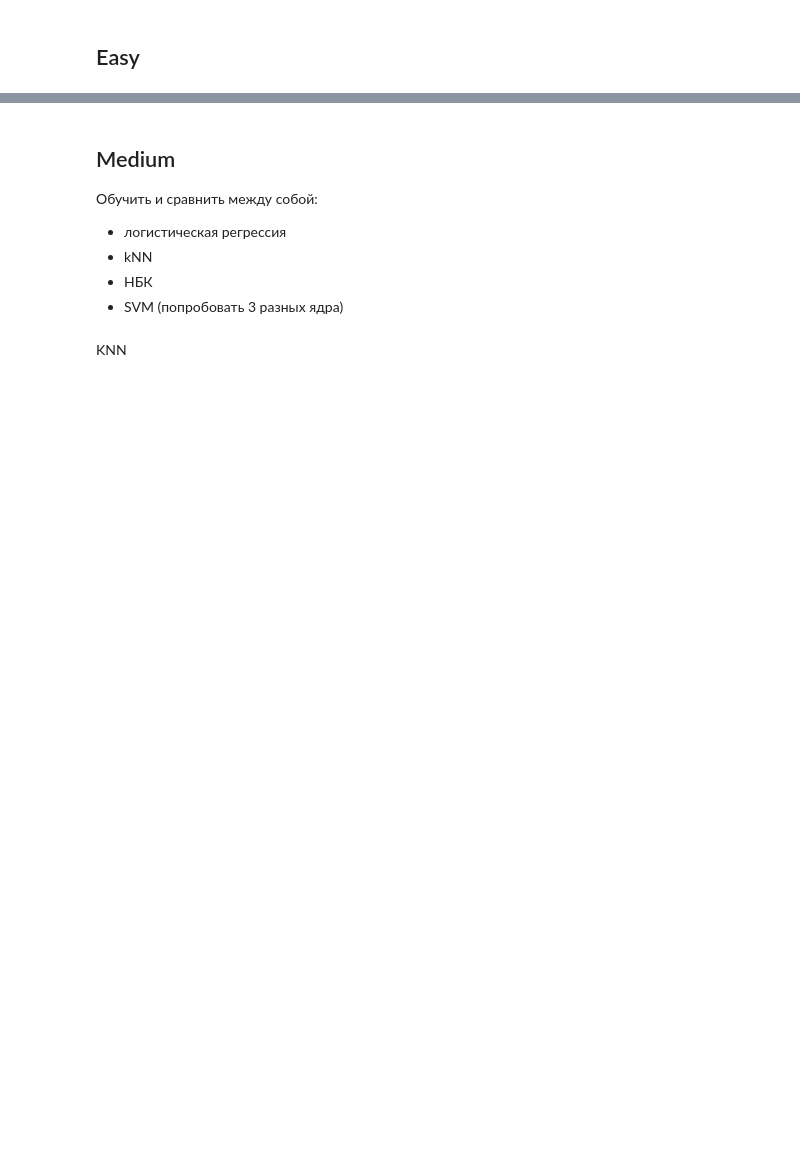
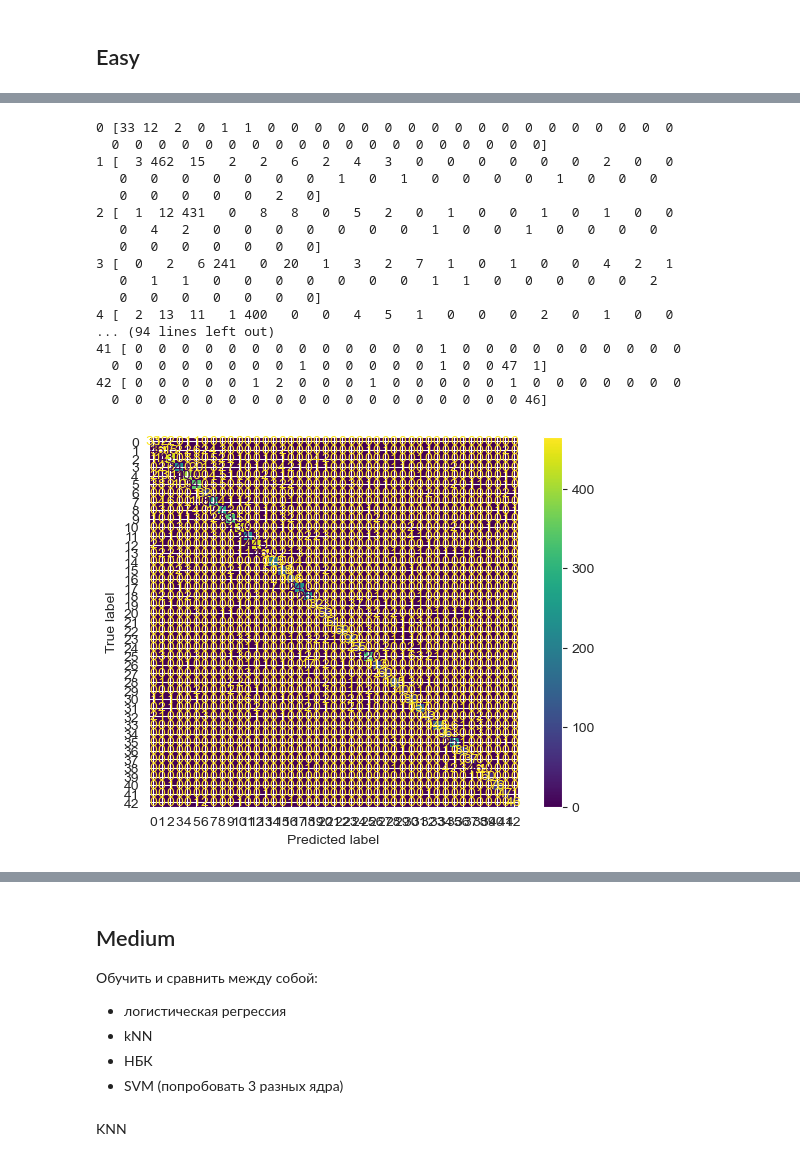
Before and after one commit to pagaf/HSEMLCourse, a Jupyter notebook: notebooks/hw-3.ipynb, the cells around one changed output, grey strips where cells are left out. Cells and saved outputs as stored; diff of their text form; code cells hidden in the pictures; blank space fills up the shorter version.

```diff
--- a/notebooks/hw-3.ipynb
+++ b/notebooks/hw-3.ipynb
@@ -31,0 +33,29 @@ Please also refer to the documentation for alternative solver options:
+# %%
+from sklearn.metrics import confusion_matrix, ConfusionMatrixDisplay
+
+m = confusion_matrix(y_test, y_pred)
+for i in range(43):
+    print(i, m[i])
+dp = ConfusionMatrixDisplay(m)
+dp.plot()
+plt.rcParams["figure.figsize"] = (30,30)
+plt.show()
+# %% [output]
+0 [33 12  2  0  1  1  0  0  0  0  0  0  0  0  0  0  0  0  0  0  0  0  0  0
+  0  0  0  0  0  0  0  0  0  0  0  0  0  0  0  0  0  0  0]
+1 [  3 462  15   2   2   6   2   4   3   0   0   0   0   0   0   2   0   0
+   0   0   0   0   0   0   0   1   0   1   0   0   0   0   1   0   0   0
+   0   0   0   0   0   2   0]
+2 [  1  12 431   0   8   8   0   5   2   0   1   0   0   1   0   1   0   0
+   0   4   2   0   0   0   0   0   0   0   1   0   0   1   0   0   0   0
+   0   0   0   0   0   0   0]
+3 [  0   2   6 241   0  20   1   3   2   7   1   0   1   0   0   4   2   1
+   0   1   1   0   0   0   0   0   0   0   1   1   0   0   0   0   0   2
+   0   0   0   0   0   0   0]
+4 [  2  13  11   1 400   0   0   4   5   1   0   0   0   2   0   1   0   0
+... (94 lines left out)
+41 [ 0  0  0  0  0  0  0  0  0  0  0  0  0  1  0  0  0  0  0  0  0  0  0  0
+  0  0  0  0  0  0  0  0  1  0  0  0  0  0  1  0  0 47  1]
+42 [ 0  0  0  0  0  1  2  0  0  0  1  0  0  0  0  0  1  0  0  0  0  0  0  0
+  0  0  0  0  0  0  0  0  0  0  0  0  0  0  0  0  0  0 46]
+[figure, added]
```
Also changed, not shown: parts of 15 cells of this notebook.
